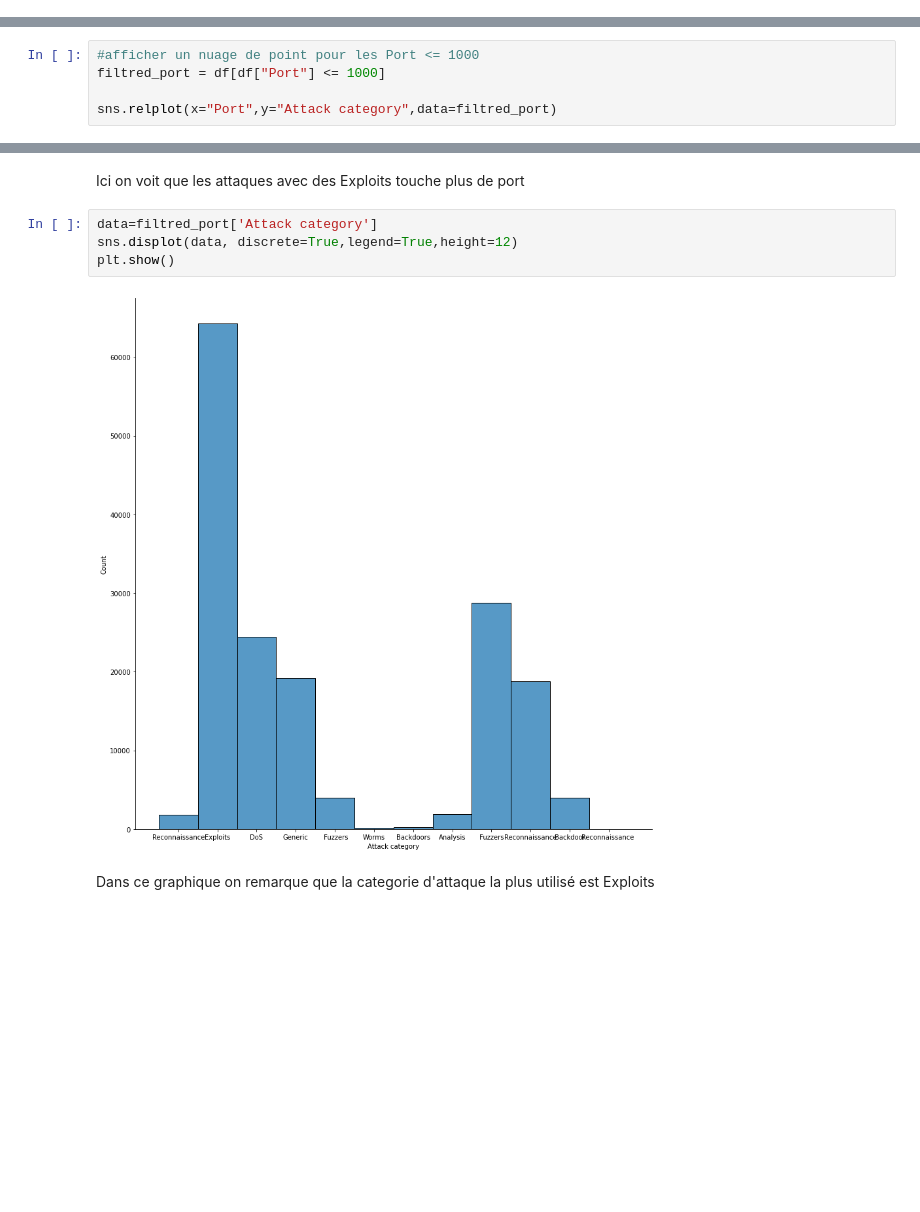
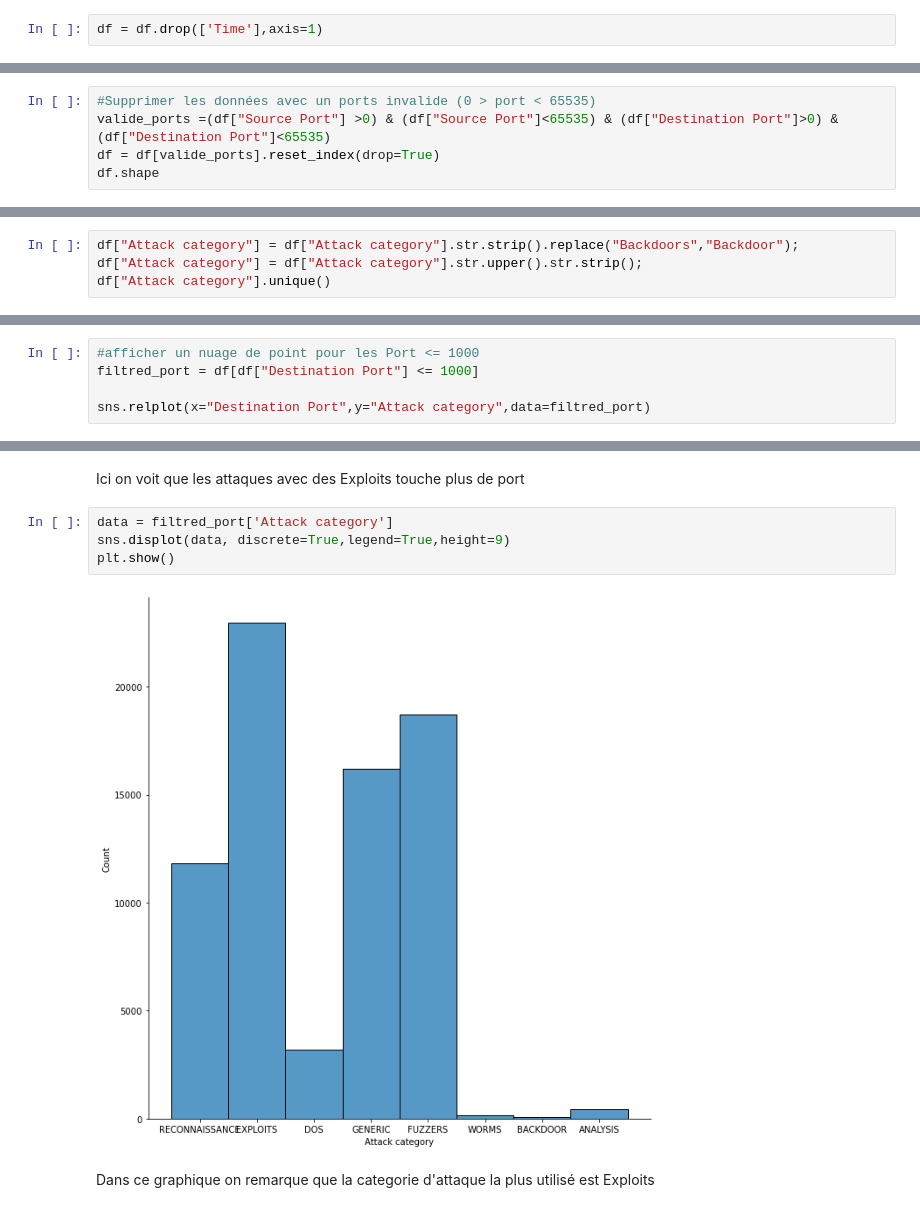
Before and after one commit to abbesdjilali/python_EDA, a Jupyter notebook: projet_facultatif/cybersecurity_attacks.ipynb, the cells around one changed output, grey strips where cells are left out. Cells and saved outputs as stored; diff of their text form; blank space fills up the shorter version.

```diff
--- a/projet_facultatif/cybersecurity_attacks.ipynb
+++ b/projet_facultatif/cybersecurity_attacks.ipynb
@@ -70,0 +86,2 @@ df.head(50)
+# %%
+df = df.drop(['Time'],axis=1)
@@ -70,0 +93,5 @@ df.head(50)
+# %%
+#Supprimer les données avec un ports invalide (0 > port < 65535)
+valide_ports =(df["Source Port"] >0) & (df["Source Port"]<65535) & (df["Destination Port"]>0) & (df["Destination Port"]<65535)
+df = df[valide_ports].reset_index(drop=True)
+df.shape
@@ -70,0 +120,4 @@ df.head(50)
+# %%
+df["Attack category"] = df["Attack category"].str.strip().replace("Backdoors","Backdoor");
+df["Attack category"] = df["Attack category"].str.upper().str.strip();
+df["Attack category"].unique()
@@ -76,7 +132,7 @@ sns.relplot(x="Port",y="Attack category",data=df)
 # %%
 #afficher un nuage de point pour les Port <= 1000
-filtred_port = df[df["Port"] <= 1000]
+filtred_port = df[df["Destination Port"] <= 1000]
 
-sns.relplot(x="Port",y="Attack category",data=filtred_port)
+sns.relplot(x="Destination Port",y="Attack category",data=filtred_port)
 # %% [output]
 <seaborn.axisgrid.FacetGrid at 0x...>
@@ -93,11 +149,11 @@ sns.relplot(x="Attack category",
 # %% [markdown]
 Ici on voit que les attaques avec des Exploits touche plus de port
 # %%
-data=filtred_port['Attack category']
-sns.displot(data, discrete=True,legend=True,height=12)
+data = filtred_port['Attack category']
+sns.displot(data, discrete=True,legend=True,height=9)
 plt.show()
 # %% [output]
-[figure, old version]
+[figure, new version]
 # %% [markdown]
 Dans ce graphique on remarque que la categorie d'attaque la plus utilisé est Exploits
 # %%
```
Also changed, not shown: parts of 21 cells of this notebook.
